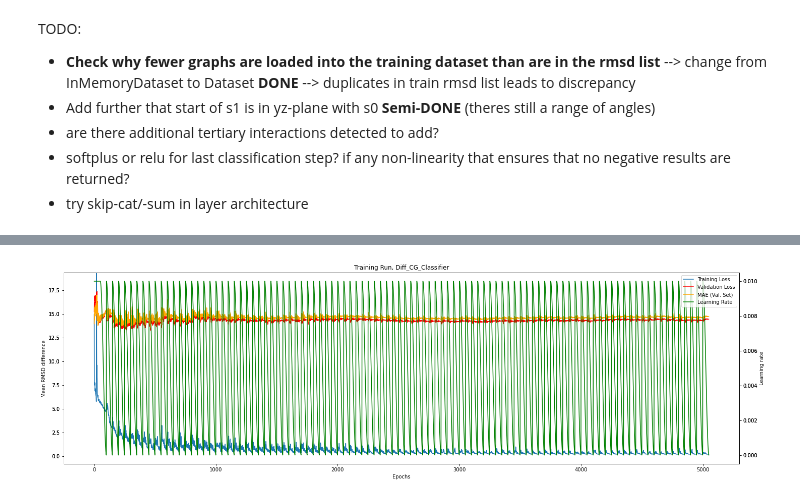
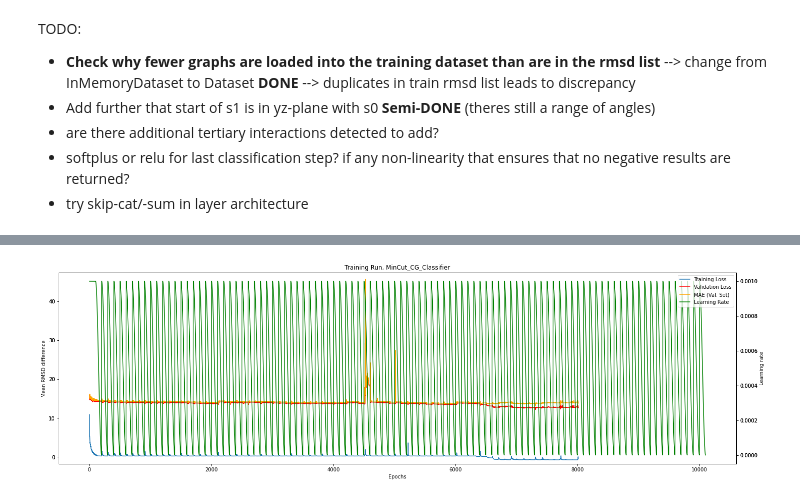
Before and after one commit to milang9/3d_classifier, a Jupyter notebook: 3d_classifier_PyG_pool.ipynb, the cells around one changed output, grey strips where cells are left out. Drawn from its saved outputs; the diff is of its cells as text; code cells hidden in the pictures.

```diff
--- a/3d_classifier_PyG_pool.ipynb
+++ b/3d_classifier_PyG_pool.ipynb
@@ -65,7 +65,7 @@ TODO:
 *  try skip-cat/-sum in layer architecture
 # %%
 #Training
-model = Diff_CG_Classifier(training_dataset.num_node_features)
+model = MinCut_CG_Classifier(training_dataset.num_node_features)
 
 parent_dir = "run_data/"
 
@@ -79,11 +79,11 @@ pool_train_loop(
     model_dir=parent_dir,
     device=device,
     b_size=64,
-    lr=1e-2,
-    epochs=5_000,
-    sched_T0=50,
+    lr=1e-3,
+    epochs=10_000,
+    sched_T0=100,
     vectorize=vectorize,
     k=k,
     #resume="run_data/2022-05-17_12-18_MinCut_CG_Classifier/model_data/epoch_4516.pth",
-    burn_in=50)
+    burn_in=100)
 # %% [output]
@@ -115,4 +115,4 @@ Epoch 5045: Training loss 0.1952; Validation loss 14.4246, MAE: 14.7209; lr: 0.0
-[figure, old version]
+[figure, new version]
 # %%
 #get training run data
 
```
Also changed, not shown: parts of 6 cells of this notebook, 10 other files.
